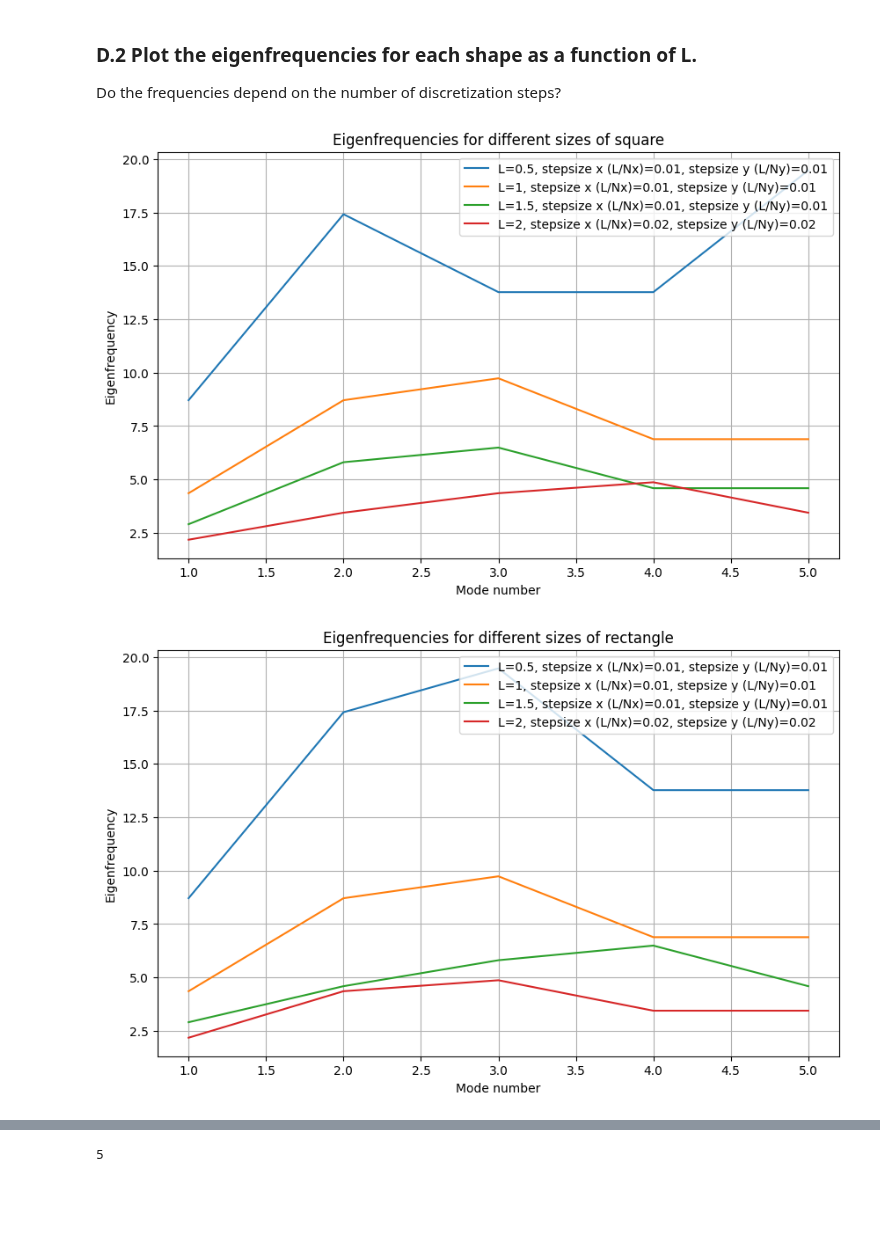
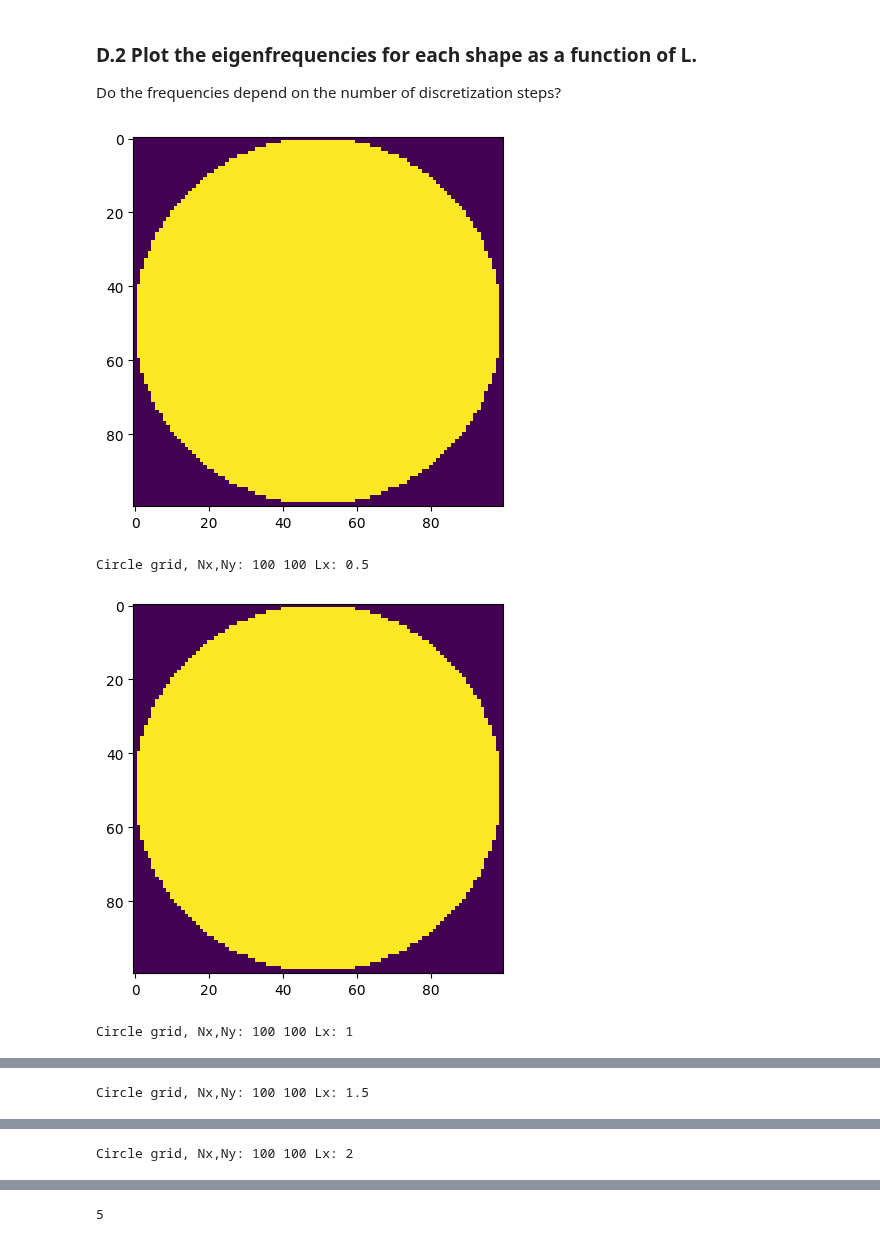
Before and after one commit to NitaiNijholt/ScientificComputing, a Jupyter notebook: Assignment_3_Part_1_Nitai_v2.ipynb, the cells around one changed output, grey strips where cells are left out. Saved outputs shown, nothing was run; the diff lists cells and outputs as text; code cells hidden in the pictures; blank space fills up the shorter version.

Commit message:
Debug and rerun until animation part, started implementing circle domain

```diff
--- a/Assignment_3_Part_1_Nitai_v2.ipynb
+++ b/Assignment_3_Part_1_Nitai_v2.ipynb
@@ -184,18 +184,31 @@ plt.plot(eigenvals_2)
 def generate_grid(Nx, Ny, shape='square', Lx=1, Ly=1):
     grid = np.zeros((Nx, Ny))  # Initialize the grid with zeros
     if shape == 'circle':
-        radius = L / 2
-        center_x, center_y = Nx // 2, Ny // 2
+        # Create circle mask
+        RADIUS = Lx/2
+        x = np.linspace(-RADIUS, RADIUS, Nx)
+        y = np.linspace(-RADIUS, RADIUS, Nx)
+        X, Y = np.meshgrid(x, y)
+        R = np.sqrt(X**2 + Y**2)
+        grid = np.where(R > RADIUS, 0, 1)
+        #radius = L[0] / 2
+        #radius = Lx / 2
+        #center_x, center_y = Nx // 2, Ny // 2
+
+        plt.imshow(grid)
+        plt.show()
+        print('Circle grid, Nx,Ny:',Nx,Ny,'Lx:',Lx)
 
         # Create a grid of x and y coordinates
-        x, y = np.linspace(0, Lx, Nx), np.linspace(0, Ly, Ny)
-        x, y = np.meshgrid(x, y)
+        #x, y = np.linspace(0, Lx, Nx), np.linspace(0, Ly, Ny)
+        #x, y = np.meshgrid(x, y)
 
         # Calculate the distance of each point from the center
-        distance_from_center = (x - center_x)**2 + (y - center_y)**2
+        #distance_from_center = (x - center_x)**2 + (y - center_y)**2
 
         # Fill with 1 where the distance from the center is less than the radius squared
-        grid[distance_from_center <= radius**2] = 1
+        #grid[distance_from_center <= radius**2] = 1
+
     else:
         # For square and rectangle, use ones as they are filled shapes
         grid = np.ones((Nx, Ny))
@@ -207,7 +220,8 @@ def generate_grid(Nx, Ny, shape='square', Lx=1, Ly=1):
 def calc_eigenfreqs_for_shapes(L_values, shape, n_eigenvals=5, Nx=100, Ny=100):
     freqs = {}
     for L in L_values:
-        grid = generate_grid(Nx, Ny, shape=shape, L=L[0])
+        #grid = generate_grid(Nx, Ny, shape=shape, L=L[0])
+        grid = generate_grid(Nx, Ny, shape=shape, Lx=L[0],Ly=L[1])
         eigenvals, _ = calc_eigenvals_and_eigenvecs(grid, Lx=L[0], Ly=L[1], solver='sparse', n_eigenvals_n_vecs=n_eigenvals)
         freqs[L[0]] = np.abs(eigenvals)
 
@@ -242,12 +256,15 @@ ___
 ### D.2 Plot the eigenfrequencies for each shape as a function of L.
 Do the frequencies depend on the number of discretization steps?
 # %%
-shapes = ['square', 'rectangle', 'circle']
+#shapes = ['square', 'rectangle', 'circle']
+shapes = ['circle']
 L_values = [(0.5,0.5), (1,1), (1.5,1.5), (2,2)]
 n_eigenvals=5
 for shape in shapes:
     freqs = calc_eigenfreqs_for_shapes(L_values, shape, n_eigenvals=5)
     plot_eigenfrequencies(L_values, freqs, shape)
 # %% [output]
-[figure, old version]
+[figure, new version]
+Circle grid, Nx,Ny: 100 100 Lx: 0.5
-[figure, old version]
+[figure, new version]
+Circle grid, Nx,Ny: 100 100 Lx: 1
@@ -254,0 +272 @@ for shape in shapes:
+Circle grid, Nx,Ny: 100 100 Lx: 1.5
@@ -254,0 +274 @@ for shape in shapes:
+Circle grid, Nx,Ny: 100 100 Lx: 2
```
Also changed, not shown: parts of 7 cells of this notebook.
